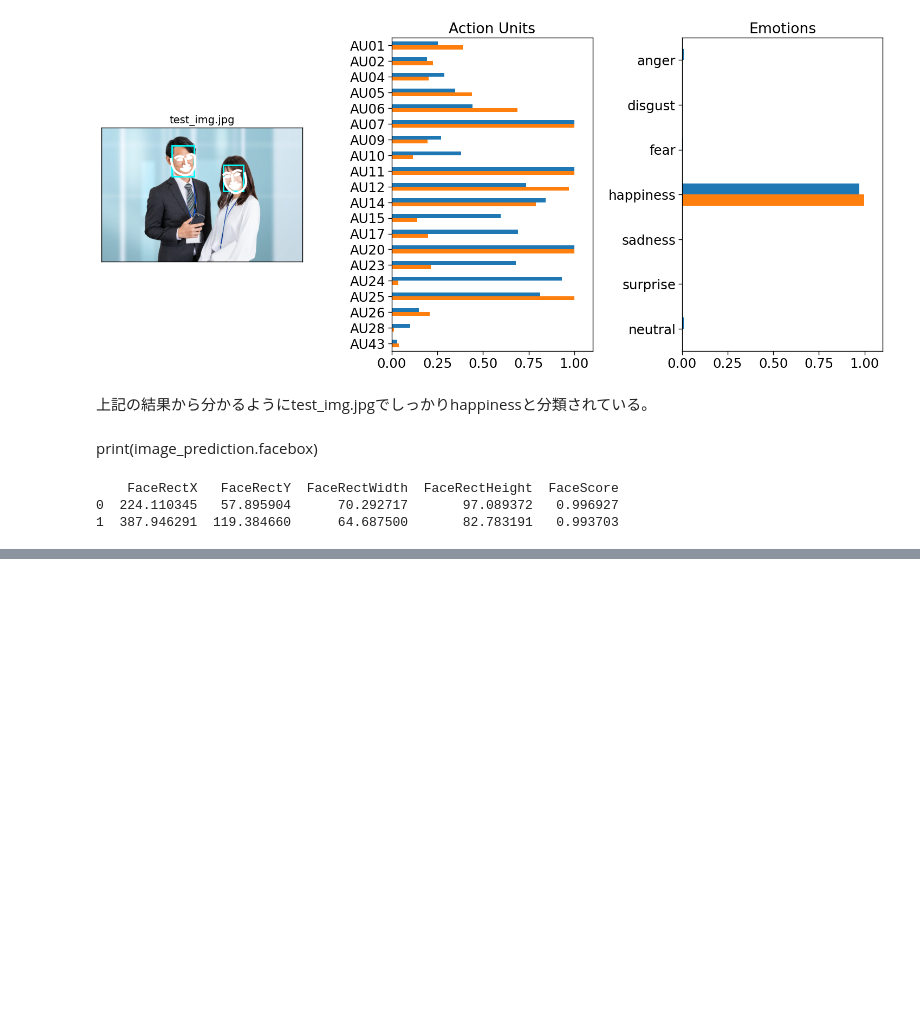
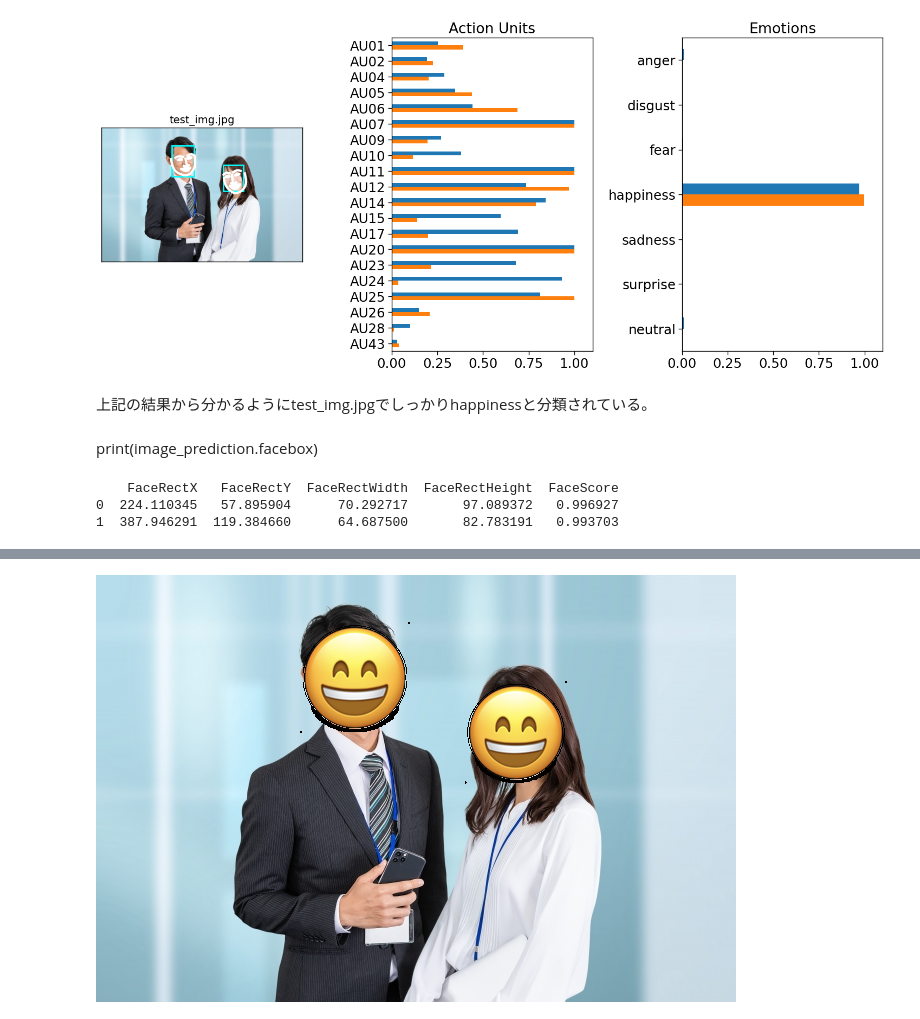
Before and after one commit to dam-crtl/face_detection, a Jupyter notebook: facial_expression_detection.ipynb, the cells around one changed output, grey strips where cells are left out. Saved outputs shown, nothing was run; the diff lists cells and outputs as text; code cells hidden in the pictures; blank space fills up the shorter version.

```diff
--- a/facial_expression_detection.ipynb
+++ b/facial_expression_detection.ipynb
@@ -130,0 +186,89 @@ if __name__ == "__main__":
+# %%
+from PIL import Image
+
+#def overlay_resize(overlay_path, object_width):
+
+    #return overlay
+
+def create_overlay(overlay_path, object_width):
+    # 重ねる画像を開く
+    #overlay = Image.open(rgb_overlay_image_path)
+    #overlay = overlay.resize((row, column), Image.LANCZOS)
+    # 重ねる画像の背景を透明にする
+
+    overlay = Image.open(overlay_path)
+    width, height = overlay.size
+    overlay = overlay.resize((int(object_width), int(height * object_width / width)), Image.LANCZOS)
+    overlay = overlay.convert("RGBA")
+    data = overlay.getdata()
+    new_data = []
+    for item in data:
+        # 黒いピクセルを透明にする（閾値以下のもの）
+        if item[:3] == (0, 0, 0):
+            new_data.append((0, 0, 0, 0))
+        else:
+            new_data.append(item)
+    overlay.putdata(new_data)
+    return overlay
+
+
+def overlay_images(background_path, overlay_path, dataset):
+    # 背景画像を開く
+    base = Image.open(background_path)
+
+
+    # 重ねる画像のサイズを背景画像に合わせる
+    #overlay = overlay.resize(background.size, Image.LANCZOS)
+
+    # 重ねる画像の背景を透明にする
+    """
+    overlay = overlay.convert("RGBA")
+    data = overlay.getdata()
+    new_data = []
+    for item in data:
+        # 黒いピクセルを透明にする（閾値以下のもの）
+        if item[:3] == (0, 0, 0):
+            new_data.append((0, 0, 0, 0))
+        else:
+            new_data.append(item)
+    overlay.putdata(new_data)
+    """
+    base_width, base_height = base.size
+    background = Image.new("RGBA", (base_width * 3, base_height * 3), (0, 0, 0, 0))
+
+    # ベース画像を中央に貼り付け
+    background.paste(base, (base_width, base_height))
+    background.convert("RGBA")
+    for i in range(len(dataset)):
+
+        # 画像を合成
+        data = dataset.iloc[i]
+        print("a")
+        path = os.path.join('emojis', data.emotions.idxmax() + '.jpeg')
+        print(path)
+        overlay = create_overlay(path, 3 * data.FaceRectWidth)
+        #width, height = overlay.size
+
+        #overlay_position = (int(base_width * 1.0), int(base_height * 1.0))
+        #background.paste(overlay, overlay_position, overlay)
+
+        overlay_width, overlay_height = overlay.size
+        overlay_position = (int(base_width + data.FaceRectX + (data.FaceRectWidth - overlay_width) / 2.0), int(base_height + data.FaceRectY + (data.FaceRectHeight - overlay_height) / 2.0))
+        background.paste(overlay, overlay_position, overlay)
+        #background = Image.alpha_composite(background, overlay)
+
+    crop_box = (base_width, base_height, base_width * 2, base_height * 2)
+    result = background.crop(crop_box)
+    result = result.convert("RGB")
+
+    # 結果を保存
+    #result.save(output_path, "PNG")
+    result.show()
+
+if __name__ == "__main__":
+    background_image_path = 'dataset/test_img.jpg'  # 背景画像のパス
+    overlay_image_path = 'emojis/anger.jpeg'  # 重ねる画像のパス
+    output_image_path = "output.png"  # 出力画像のパス
+
+    overlay_images(background_image_path, overlay_image_path, image_prediction)
+# %% [output]
@@ -130,0 +279 @@ if __name__ == "__main__":
+[figure, added]
```
Also changed, not shown: parts of 11 cells of this notebook, 1 other file.
